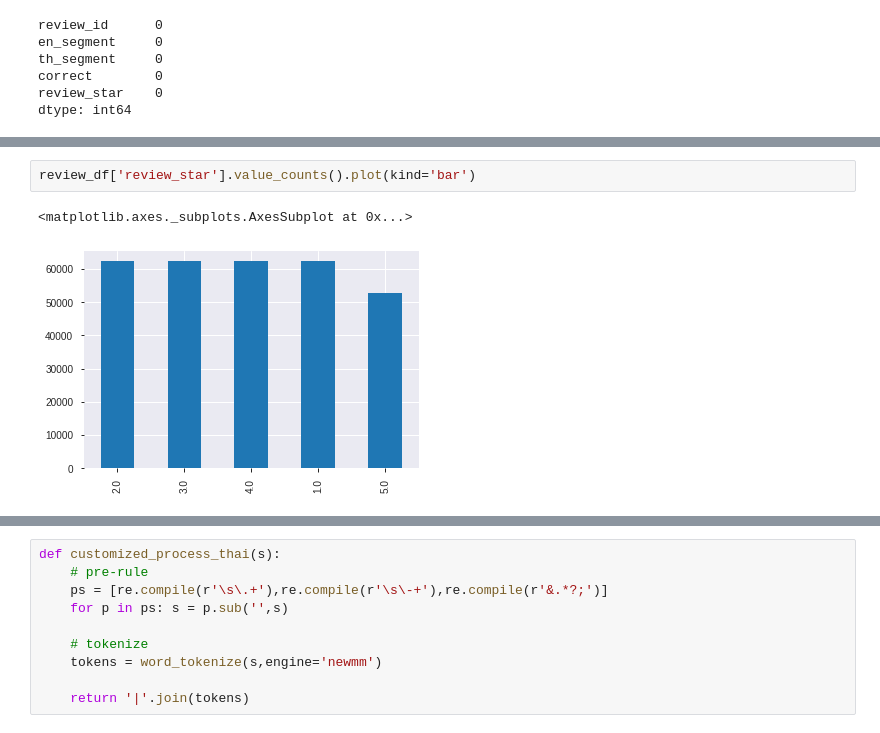
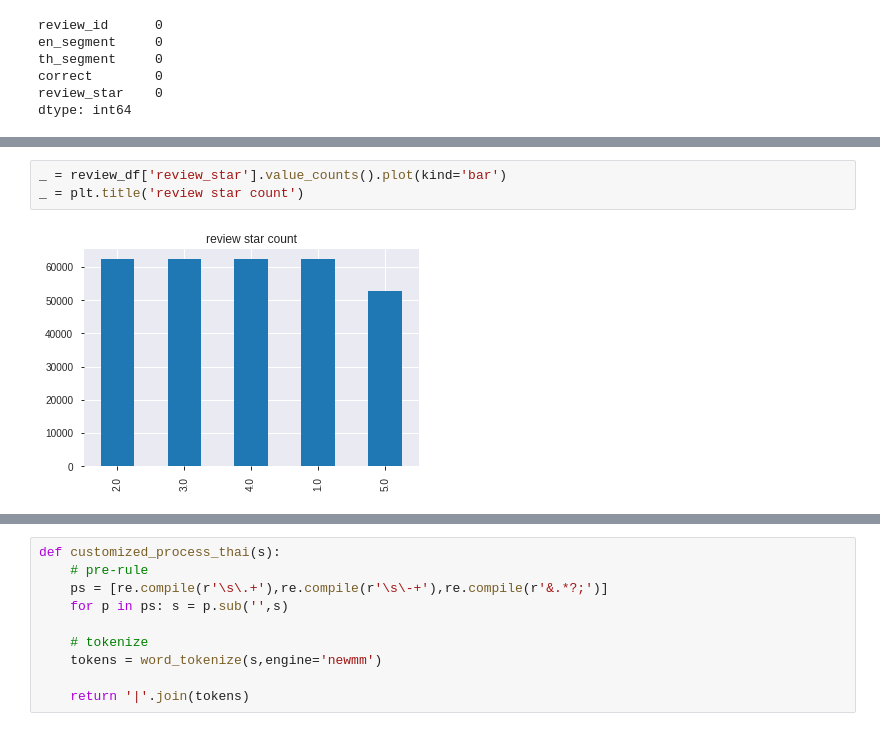
Before and after one commit to witchapong/amazon-thai-fake-review-classification, a Jupyter notebook: Benchmark-updated.ipynb, the cells around one changed output, grey strips where cells are left out. Cells and saved outputs as stored; diff of their text form.

```diff
--- a/Benchmark-updated.ipynb
+++ b/Benchmark-updated.ipynb
@@ -73,5 +72,5 @@ review_df['correct'].value_counts().plot(kind='bar')
 # %%
-review_df['review_star'].value_counts().plot(kind='bar')
+_ = review_df['review_star'].value_counts().plot(kind='bar')
+_ = plt.title('review star count')
 # %% [output]
-<matplotlib.axes._subplots.AxesSubplot at 0x...>
-[figure, old version]
+[figure, new version]
```
Also changed, not shown: parts of 5 cells of this notebook, 1 other file.
